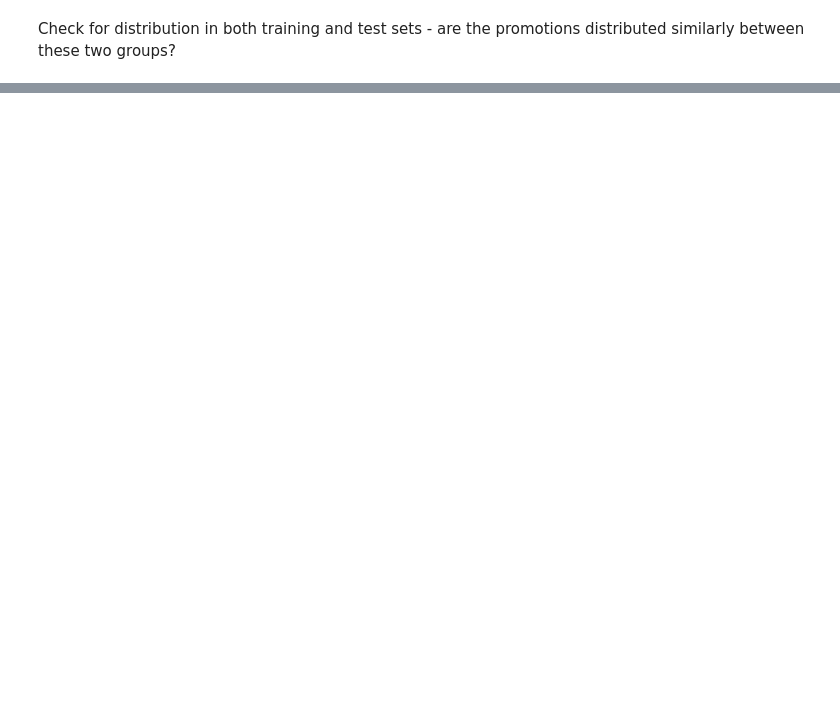
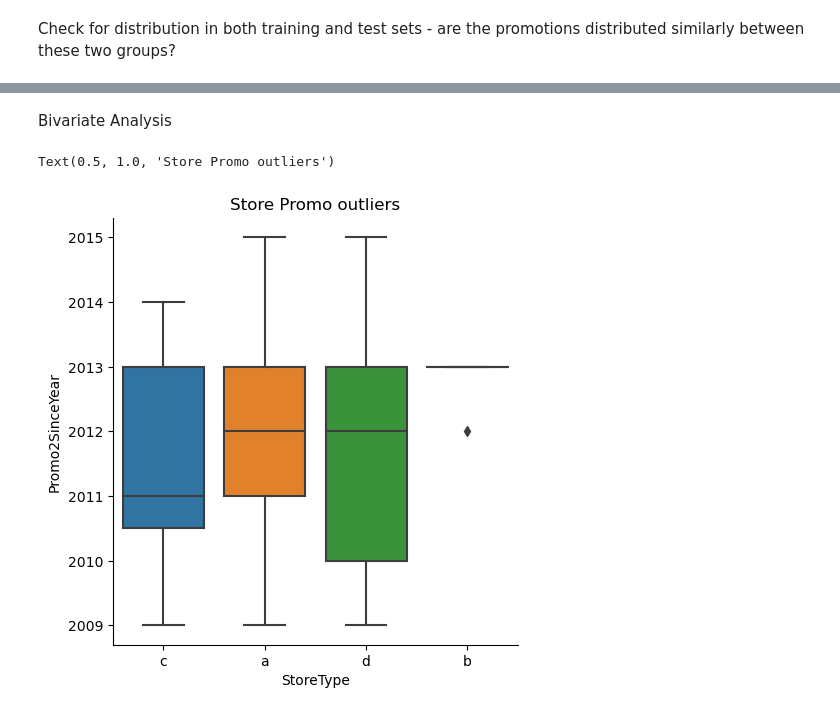
Before and after one commit to niyotham/sales-forecasting, a Jupyter notebook: notebooks/eda_store.ipynb, the cells around one changed output, grey strips where cells are left out. Cells and saved outputs as stored; diff of their text form; code cells hidden in the pictures; blank space fills up the shorter version.

```diff
--- a/notebooks/eda_store.ipynb
+++ b/notebooks/eda_store.ipynb
@@ -31,0 +79,9 @@ Check for distribution in both training and test sets - are the promotions distr
+# %% [markdown]
+Bivariate Analysis
+# %%
+sns.catplot(x="StoreType", y="Promo2SinceYear", kind="box",
+            data=df_store.query("Promo2SinceYear!=0"))
+plt.title("Store Promo outliers")
+# %% [output]
+Text(0.5, 1.0, 'Store Promo outliers')
+[figure, added]
```
Also changed, not shown: parts of 16 cells of this notebook, 2 other files.
